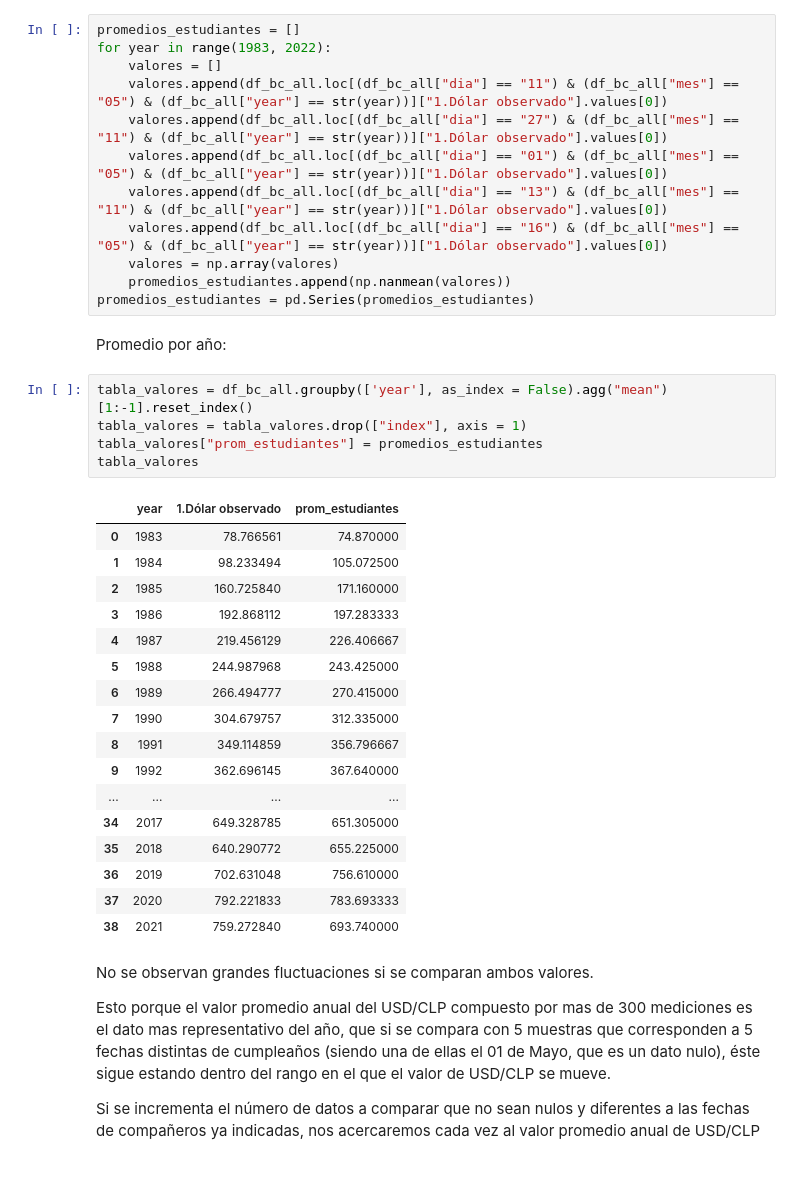
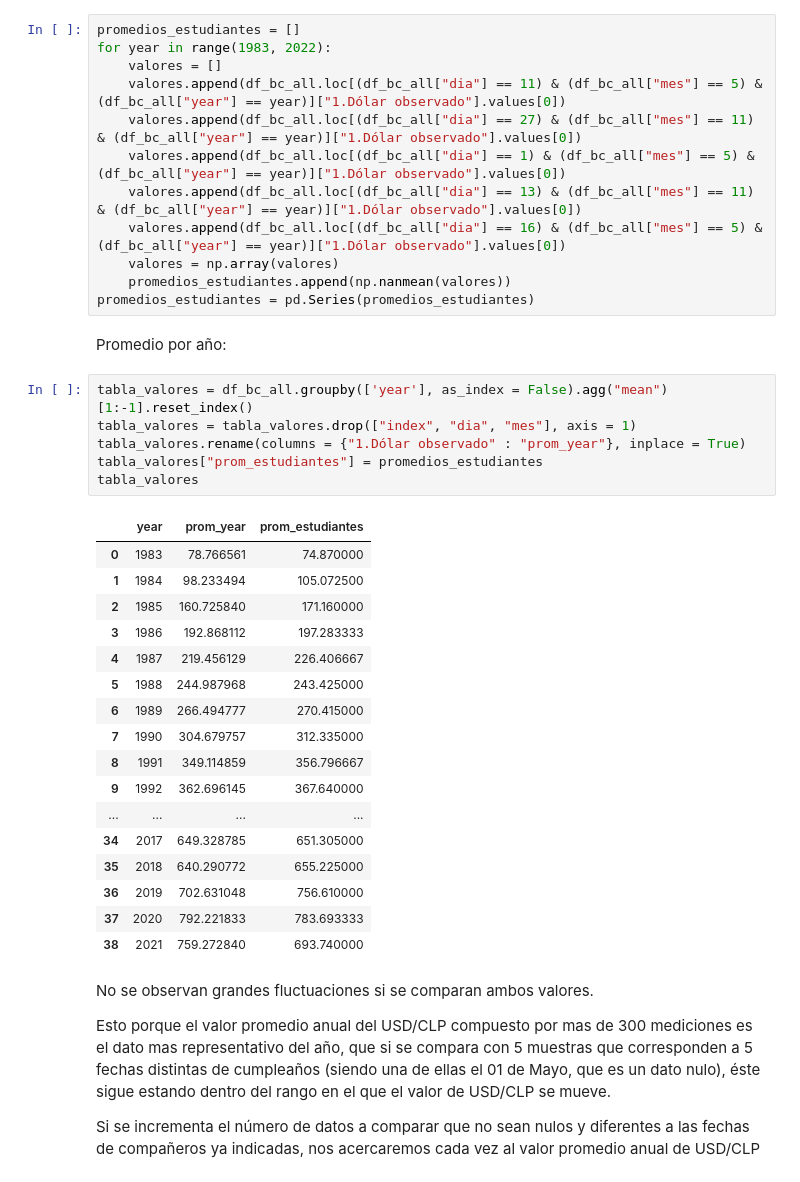
Before and after one commit to Bguzman96/tarea1-add, a Jupyter notebook: notebooks/3_nb_maticlein.ipynb, the cells around one changed output. Cells and saved outputs as stored; diff of their text form.

```diff
--- a/notebooks/3_nb_maticlein.ipynb
+++ b/notebooks/3_nb_maticlein.ipynb
@@ -476,11 +488,11 @@ Mati: 16/05
 promedios_estudiantes = []
 for year in range(1983, 2022):
     valores = []
-    valores.append(df_bc_all.loc[(df_bc_all["dia"] == "11") & (df_bc_all["mes"] == "05") & (df_bc_all["year"] == str(year))]["1.Dólar observado"].values[0])
-    valores.append(df_bc_all.loc[(df_bc_all["dia"] == "27") & (df_bc_all["mes"] == "11") & (df_bc_all["year"] == str(year))]["1.Dólar observado"].values[0])
-    valores.append(df_bc_all.loc[(df_bc_all["dia"] == "01") & (df_bc_all["mes"] == "05") & (df_bc_all["year"] == str(year))]["1.Dólar observado"].values[0])
-    valores.append(df_bc_all.loc[(df_bc_all["dia"] == "13") & (df_bc_all["mes"] == "11") & (df_bc_all["year"] == str(year))]["1.Dólar observado"].values[0])
-    valores.append(df_bc_all.loc[(df_bc_all["dia"] == "16") & (df_bc_all["mes"] == "05") & (df_bc_all["year"] == str(year))]["1.Dólar observado"].values[0])
+    valores.append(df_bc_all.loc[(df_bc_all["dia"] == 11) & (df_bc_all["mes"] == 5) & (df_bc_all["year"] == year)]["1.Dólar observado"].values[0])
+    valores.append(df_bc_all.loc[(df_bc_all["dia"] == 27) & (df_bc_all["mes"] == 11) & (df_bc_all["year"] == year)]["1.Dólar observado"].values[0])
+    valores.append(df_bc_all.loc[(df_bc_all["dia"] == 1) & (df_bc_all["mes"] == 5) & (df_bc_all["year"] == year)]["1.Dólar observado"].values[0])
+    valores.append(df_bc_all.loc[(df_bc_all["dia"] == 13) & (df_bc_all["mes"] == 11) & (df_bc_all["year"] == year)]["1.Dólar observado"].values[0])
+    valores.append(df_bc_all.loc[(df_bc_all["dia"] == 16) & (df_bc_all["mes"] == 5) & (df_bc_all["year"] == year)]["1.Dólar observado"].values[0])
     valores = np.array(valores)
     promedios_estudiantes.append(np.nanmean(valores))
 promedios_estudiantes = pd.Series(promedios_estudiantes)
@@ -488,11 +500,12 @@ promedios_estudiantes = pd.Series(promedios_estudiantes)
 Promedio por año:
 # %%
 tabla_valores = df_bc_all.groupby(['year'], as_index = False).agg("mean")[1:-1].reset_index()
-tabla_valores = tabla_valores.drop(["index"], axis = 1)
+tabla_valores = tabla_valores.drop(["index", "dia", "mes"], axis = 1)
+tabla_valores.rename(columns = {"1.Dólar observado" : "prom_year"}, inplace = True)
 tabla_valores["prom_estudiantes"] = promedios_estudiantes
 tabla_valores
 # %% [output]
-|  | year | 1.Dólar observado | prom_estudiantes |
+|  | year | prom_year | prom_estudiantes |
 | 0 | 1983 | 78.766561 | 74.870000 |
 | 1 | 1984 | 98.233494 | 105.072500 |
 | 2 | 1985 | 160.725840 | 171.160000 |
```
Also changed, not shown: parts of 20 cells of this notebook, 1 other file.
